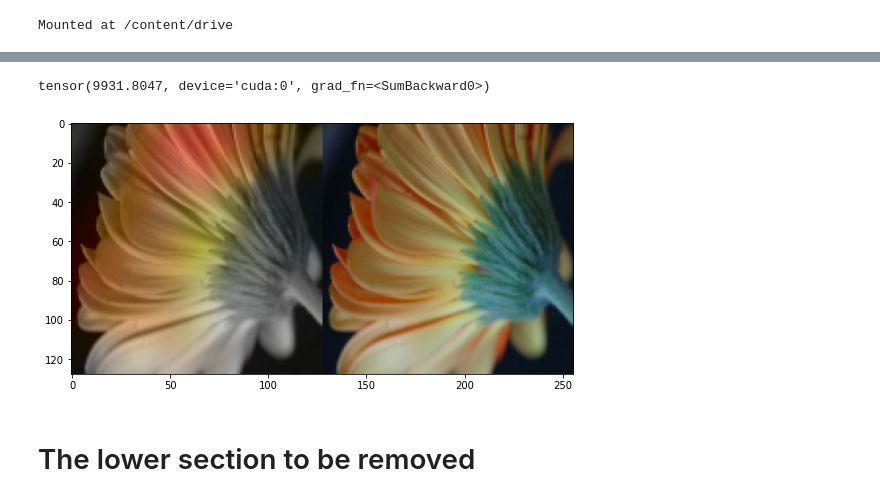
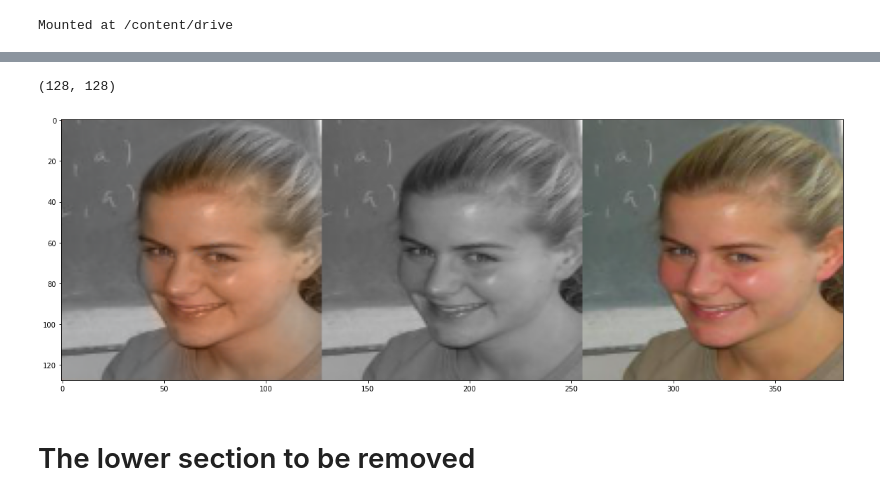
Before and after one commit to Anmol42/IDP-sem4, a Jupyter notebook: notebooks/GAN_colorize_with_validation_vae.ipynb, the cells around one changed output, grey strips where cells are left out. Saved outputs shown, nothing was run; the diff lists cells and outputs as text; code cells hidden in the pictures.

```diff
--- a/notebooks/GAN_colorize_with_validation_vae.ipynb
+++ b/notebooks/GAN_colorize_with_validation_vae.ipynb
@@ -19,6 +20,6 @@ Mounted at /content/drive
 # %%
 from skimage.io import imread_collection
-path = "/content/flowers/*/*jpg"
+path = "/content/img_align_celeba/10*jpg"
 train_ds = imread_collection(path)
 # %%
 import random
@@ -144,0 +152,5 @@ dis_model = discriminator()
+# %%
+dis_model = discriminator()
+encoder_mu = encoder()
+encoder_sig = encoder()
+gen_model = generator(encoder_mu=encoder_mu,encoder_sig=encoder_sig)
@@ -281,5 +293,5 @@ plt.plot(loss_h[3])
 # %%
-from skimage.color import rgb2lab,lab2rgb
+from skimage.color import rgb2lab,lab2rgb,rgb2gray
 def tensor_to_pic(tensor : torch.Tensor) -> np.ndarray:
     tensor[0] *=  100
     tensor[1:]*=  128
@@ -295,17 +307,21 @@ def show_images(n,dataset = images,gen=gen_model,dis=dis_model) -> None:
   image_tensor = dataset[n].to('cuda')
   gen_tensor = gen(image_tensor[0].unsqueeze(0).unsqueeze(0),z)[0]
   image = tensor_to_pic(image_tensor)
+  tp = np.zeros_like(image)
+  gray_scale = rgb2gray(image)
+  tp[:,:,0] = tp[:,:,1] = tp[:,:,2] = gray_scale
+  print(gray_scale.shape)
   #print(torch.sum(gen_tensor))
   gen_image = tensor_to_pic(gen_tensor)
-  to_be_shown = np.concatenate((gen_image,image),axis=1)
-  plt.figure(figsize=(9,9))
+  to_be_shown = np.concatenate((gen_image,tp,image),axis=1)
+  plt.figure(figsize=(20,20))
   plt.imshow(to_be_shown)
   plt.show()
 # %%
-show_images(2)      ## Shows generated and coloured images side by side
+show_images(845)      ## Shows generated and coloured images side by side
 # %% [output]
-tensor(9931.8047, device='cuda:0', grad_fn=<SumBackward0>)
+(128, 128)
-[figure, old version]
+[figure, new version]
 # %% [markdown]
 # The lower section to be removed
 # %%
```
Also changed, not shown: parts of 15 cells of this notebook.
